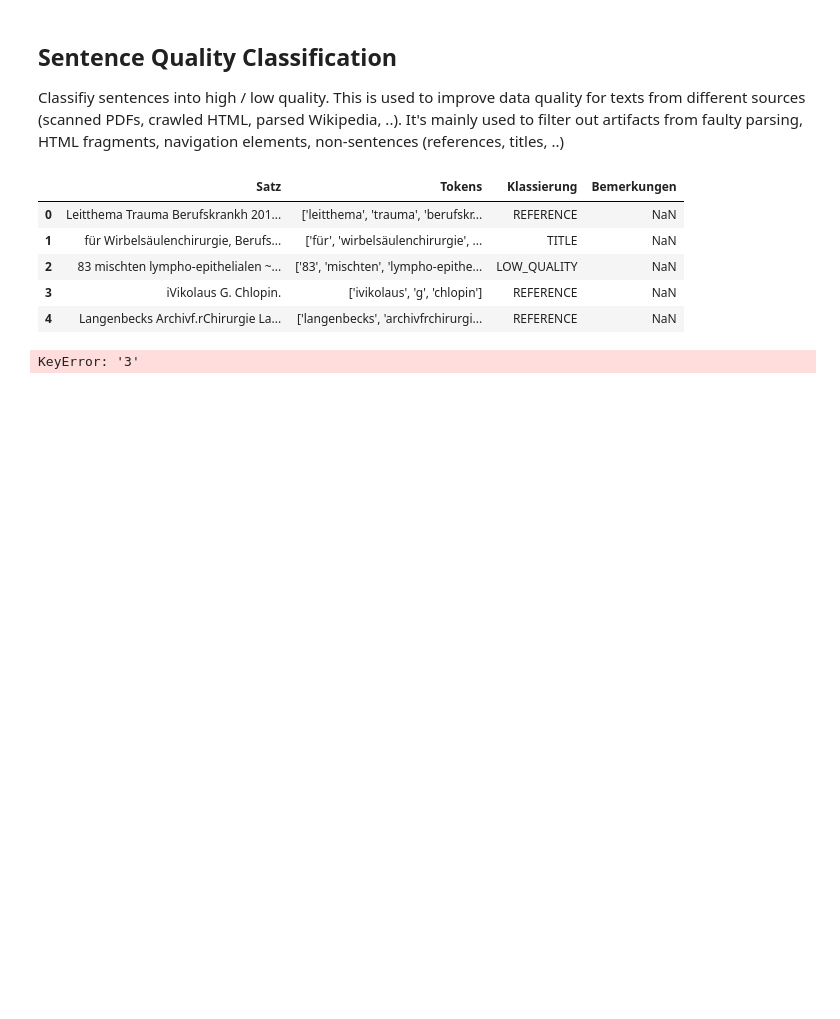
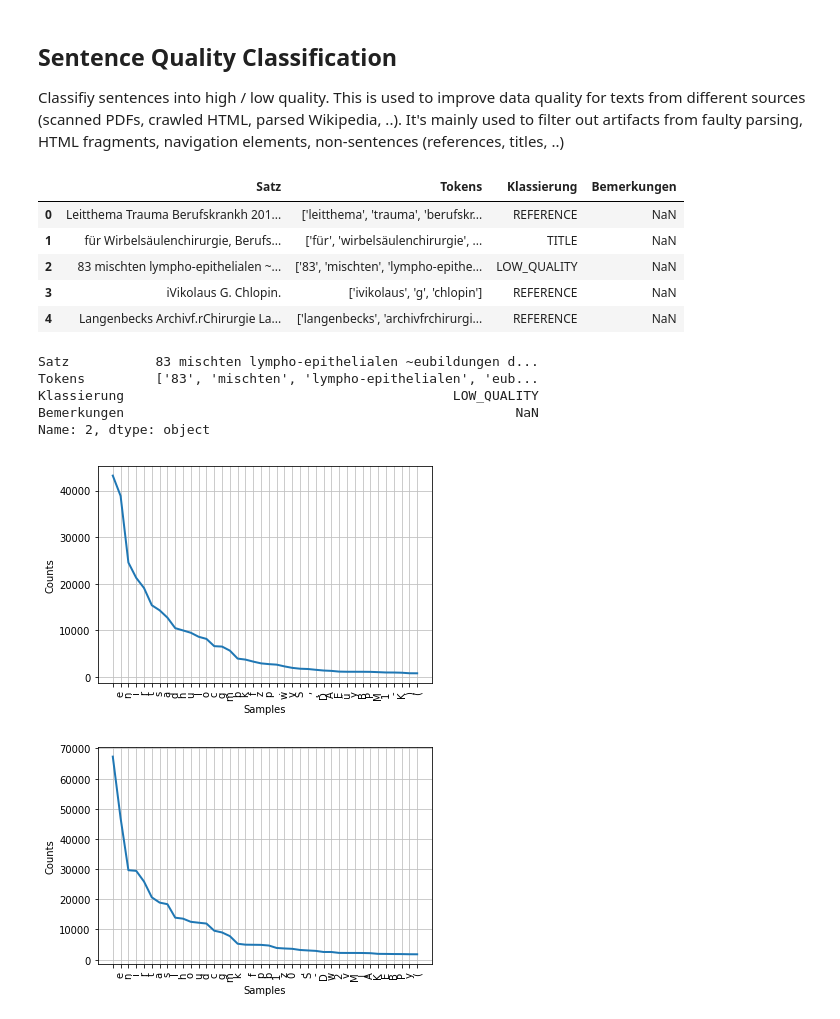
Before and after one commit to eonum/medtextcollector, a Jupyter notebook: sentence_quality_classifier.ipynb, the cells around one changed output. Drawn from its saved outputs; the diff is of its cells as text; code cells hidden in the pictures; blank space fills up the shorter version.

Commit message:
Analyze character frequencies.

```diff
--- a/sentence_quality_classifier.ipynb
+++ b/sentence_quality_classifier.ipynb
@@ -57,7 +57,31 @@ data.head()
 | 2 | 83 mischten lympho-epithelialen ~... | ['83', 'mischten', 'lympho-epithe... | LOW_QUALITY | NaN |
 | 3 | iVikolaus G. Chlopin. | ['ivikolaus', 'g', 'chlopin'] | REFERENCE | NaN |
 | 4 | Langenbecks Archivf.rChirurgie La... | ['langenbecks', 'archivfrchirurgi... | REFERENCE | NaN |
-# %%
-data['3']
-# %% [output]
-KeyError: '3'
+# %%
+data.loc[2]
+# %% [output]
+Satz           83 mischten lympho-epithelialen ~eubildungen d...
+Tokens         ['83', 'mischten', 'lympho-epithelialen', 'eub...
+Klassierung                                          LOW_QUALITY
+Bemerkungen                                                  NaN
+Name: 2, dtype: object
+# %%
+high_quality = data.loc[data['Klassierung'].isin(['SENTENCE'])]
+low_quality = data.loc[[not a for a in data['Klassierung'].isin(['SENTENCE'])]]
+
+fdc = nltk.FreqDist()
+for s in high_quality['Satz']:
+    fdc.update(s)
+
+# character frequencies
+fdc.plot(40,cumulative=False)
+
+fdc2 = nltk.FreqDist()
+for s in low_quality['Satz']:
+    fdc2.update(s)
+
+# character frequencies
+fdc2.plot(40,cumulative=False)
+# %% [output]
+[figure, added]
+[figure, added]
```
